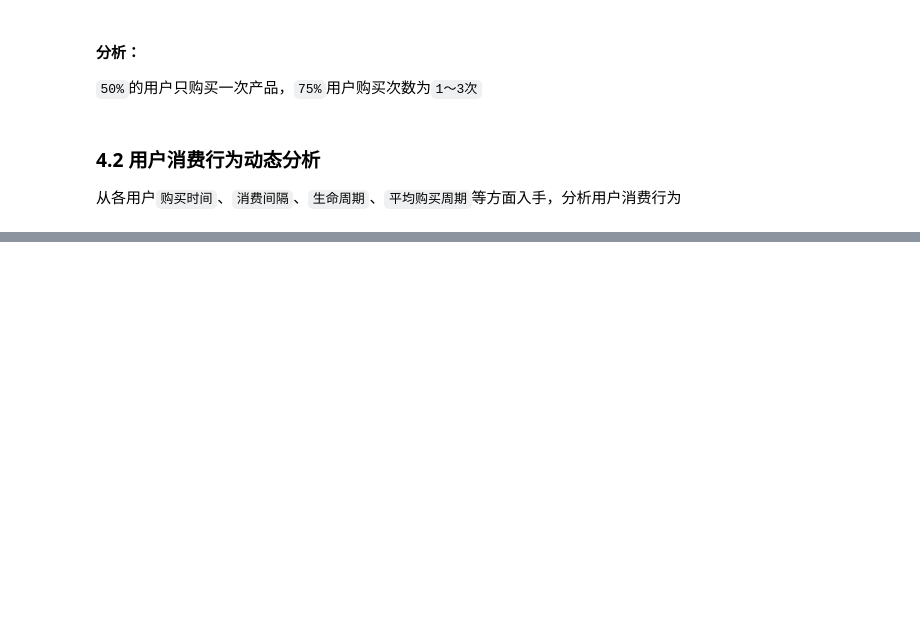
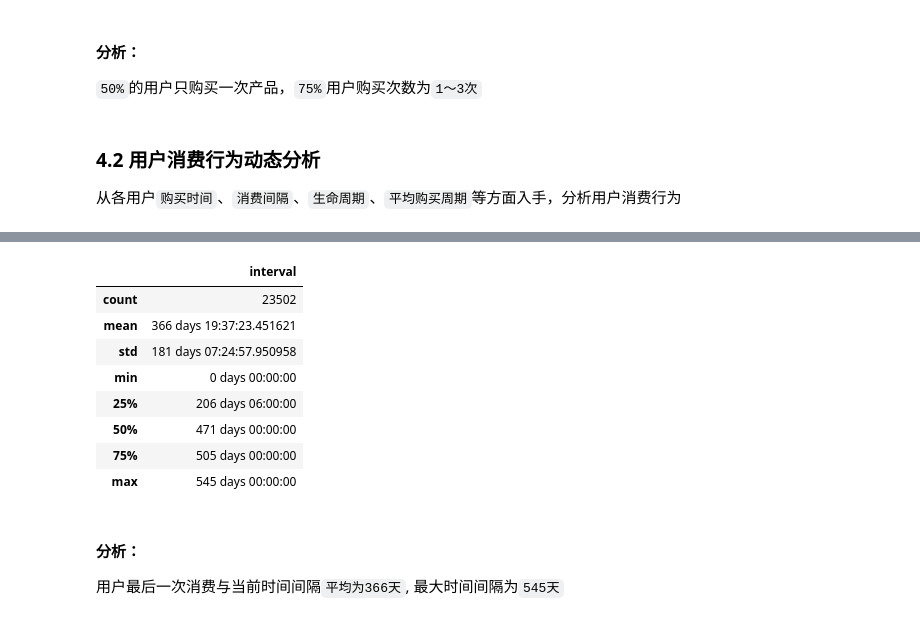
Before and after one commit to Jiachengciel/Data_Analysis, a Jupyter notebook: Task8_Analysis/CDNow_Analysis.ipynb, the cells around one changed output, grey strips where cells are left out. Drawn from its saved outputs; the diff is of its cells as text; code cells hidden in the pictures; blank space fills up the shorter version.

```diff
--- a/Task8_Analysis/CDNow_Analysis.ipynb
+++ b/Task8_Analysis/CDNow_Analysis.ipynb
@@ -638,0 +767,16 @@ df_fre[:10]
+# %%
+df_date_last.describe()
+# %% [output]
+|  | interval |
+| count | 23502 |
+| mean | 366 days 19:37:23.451621 |
+| std | 181 days 07:24:57.950958 |
+| min | 0 days 00:00:00 |
+| 25% | 206 days 06:00:00 |
+| 50% | 471 days 00:00:00 |
+| 75% | 505 days 00:00:00 |
+| max | 545 days 00:00:00 |
+# %% [markdown]
+#### 分析：
+
+用户最后一次消费与当前时间间隔`平均为366天`, 最大时间间隔为`545天`
```
Also changed, not shown: parts of 35 cells of this notebook.
